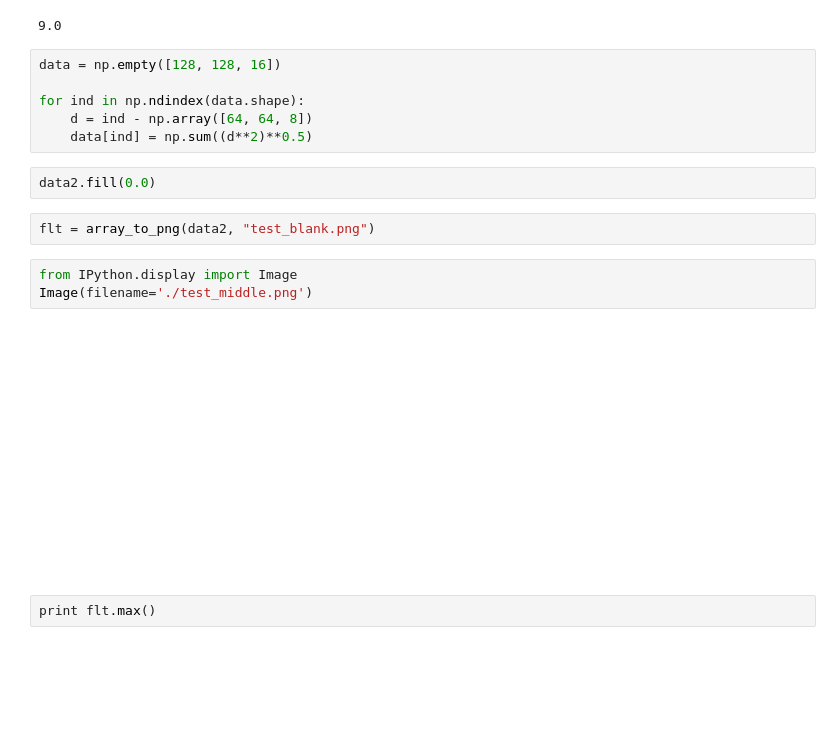
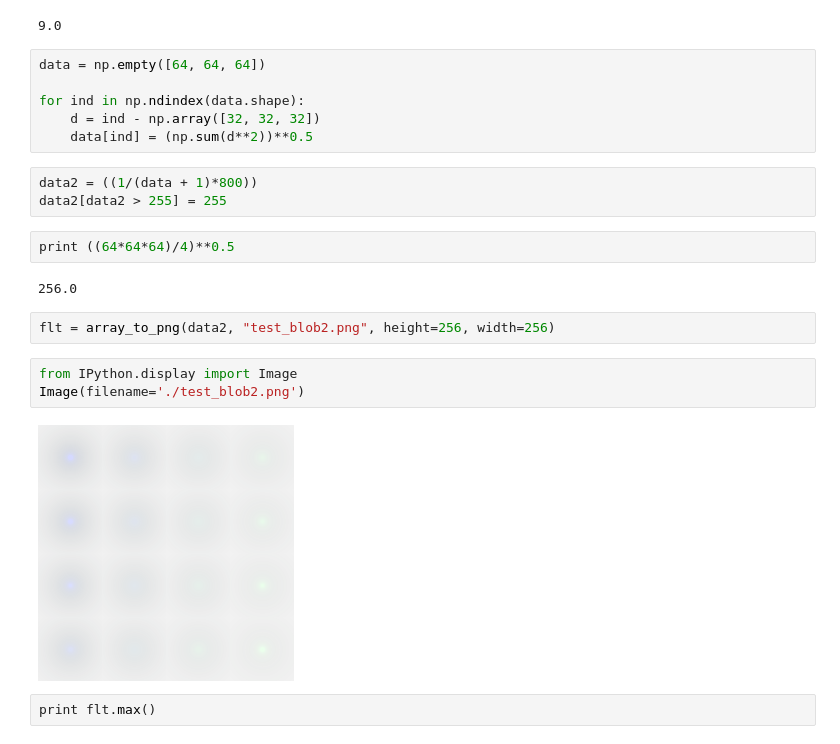
Before and after one commit to informatics-lab/volume-rendering, a Jupyter notebook: to_png_texture.ipynb, the cells around one changed output. Saved outputs shown, nothing was run; the diff lists cells and outputs as text; blank space fills up the shorter version.

Commit message:
working with a good blob test file now. There is a some problem in that you can see the layers. This might be where the interpolation stuff comes into play

```diff
--- a/to_png_texture.ipynb
+++ b/to_png_texture.ipynb
@@ -133,20 +133,25 @@ print np.sum((a**2)**0.5)
 # %% [output]
 9.0
 # %%
-data = np.empty([128, 128, 16])
+data = np.empty([64, 64, 64])
 
 for ind in np.ndindex(data.shape):
-    d = ind - np.array([64, 64, 8])
-    data[ind] = np.sum((d**2)**0.5)
+    d = ind - np.array([32, 32, 32])
+    data[ind] = (np.sum(d**2))**0.5
-# %%
-data2.fill(0.0)
+# %%
+data2 = ((1/(data + 1)*800))
+data2[data2 > 255] = 255
+# %%
+print ((64*64*64)/4)**0.5
+# %% [output]
+256.0
 # %%
-flt = array_to_png(data2, "test_blank.png")
+flt = array_to_png(data2, "test_blob2.png", height=256, width=256)
 # %%
 from IPython.display import Image
-Image(filename='./test_middle.png')
+Image(filename='./test_blob2.png')
 # %% [output]
-[figure, old version]
+[figure, new version]
 # %%
 print flt.max()
 # %% [output]
```
Also changed, not shown: 2 other files.
